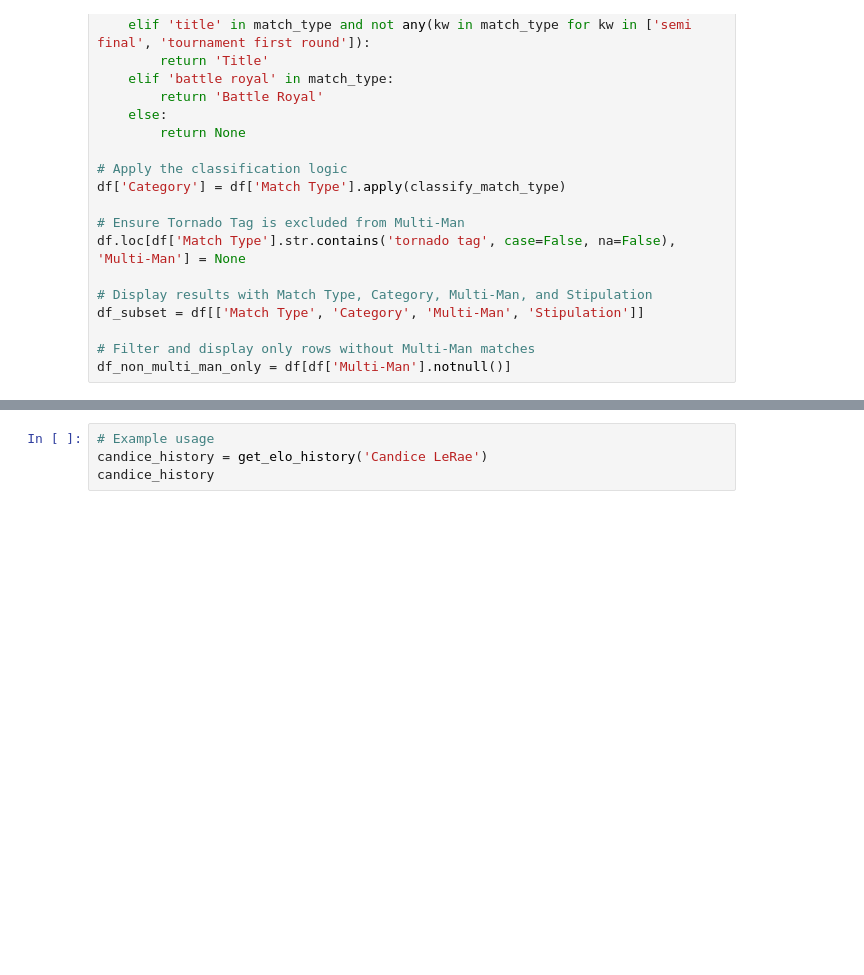
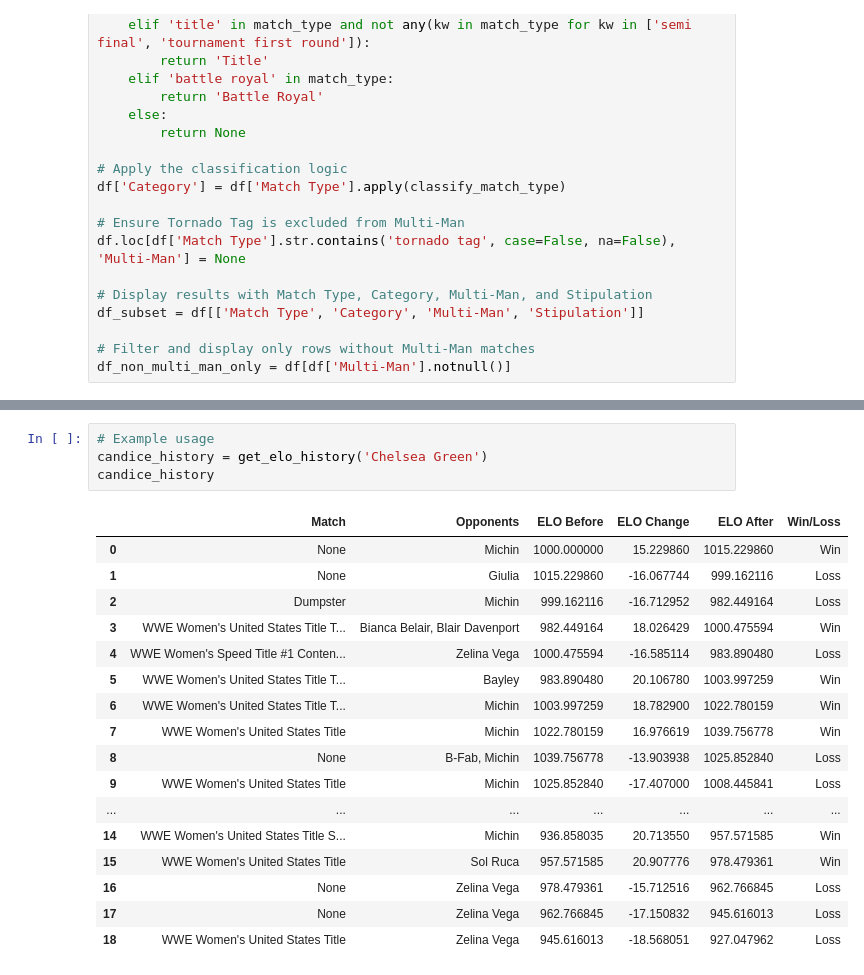
Before and after one commit to csiv23/wwe-elo-site, a Jupyter notebook: archive/main.ipynb, the cells around one changed output, grey strips where cells are left out. Drawn from its saved outputs; the diff is of its cells as text; blank space fills up the shorter version.

```diff
--- a/archive/main.ipynb
+++ b/archive/main.ipynb
@@ -417,7 +511,25 @@ elo_df
 # %%
 # Example usage
-candice_history = get_elo_history('Candice LeRae')
+candice_history = get_elo_history('Chelsea Green')
 candice_history
+# %% [output]
+|  | Match | Opponents | ELO Before | ELO Change | ELO After | Win/Loss |
+| 0 | None | Michin | 1000.000000 | 15.229860 | 1015.229860 | Win |
+| 1 | None | Giulia | 1015.229860 | -16.067744 | 999.162116 | Loss |
+| 2 | Dumpster | Michin | 999.162116 | -16.712952 | 982.449164 | Loss |
+| 3 | WWE Women's United States Title T... | Bianca Belair, Blair Davenport | 982.449164 | 18.026429 | 1000.475594 | Win |
+| 4 | WWE Women's Speed Title #1 Conten... | Zelina Vega | 1000.475594 | -16.585114 | 983.890480 | Loss |
+| 5 | WWE Women's United States Title T... | Bayley | 983.890480 | 20.106780 | 1003.997259 | Win |
+| 6 | WWE Women's United States Title T... | Michin | 1003.997259 | 18.782900 | 1022.780159 | Win |
+| 7 | WWE Women's United States Title | Michin | 1022.780159 | 16.976619 | 1039.756778 | Win |
+| 8 | None | B-Fab, Michin | 1039.756778 | -13.903938 | 1025.852840 | Loss |
+| 9 | WWE Women's United States Title | Michin | 1025.852840 | -17.407000 | 1008.445841 | Loss |
+| ... | ... | ... | ... | ... | ... | ... |
+| 14 | WWE Women's United States Title S... | Michin | 936.858035 | 20.713550 | 957.571585 | Win |
+| 15 | WWE Women's United States Title | Sol Ruca | 957.571585 | 20.907776 | 978.479361 | Win |
+| 16 | None | Zelina Vega | 978.479361 | -15.712516 | 962.766845 | Loss |
+| 17 | None | Zelina Vega | 962.766845 | -17.150832 | 945.616013 | Loss |
+| 18 | WWE Women's United States Title | Zelina Vega | 945.616013 | -18.568051 | 927.047962 | Loss |
 # %%
 import matplotlib.pyplot as plt
 
```
Also changed, not shown: parts of 11 cells of this notebook, 6 other files.
